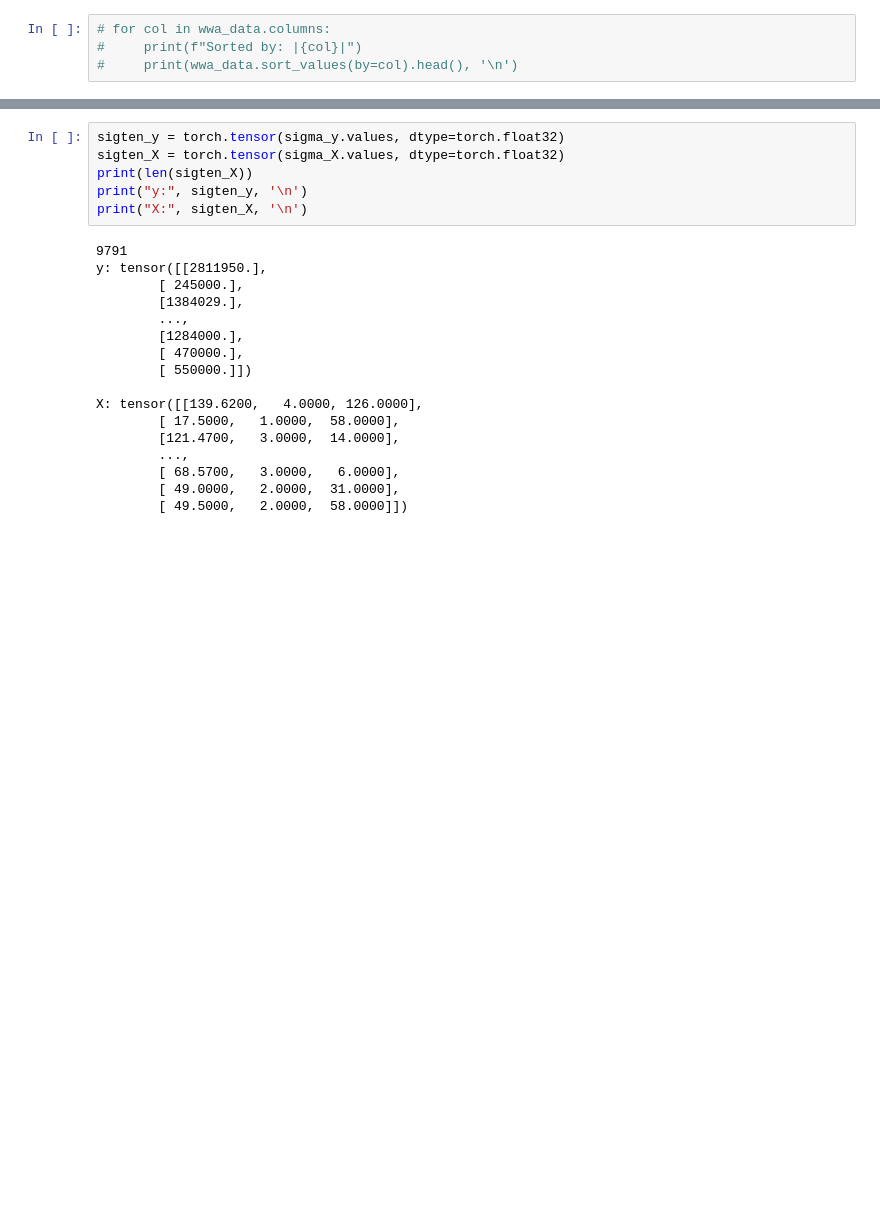
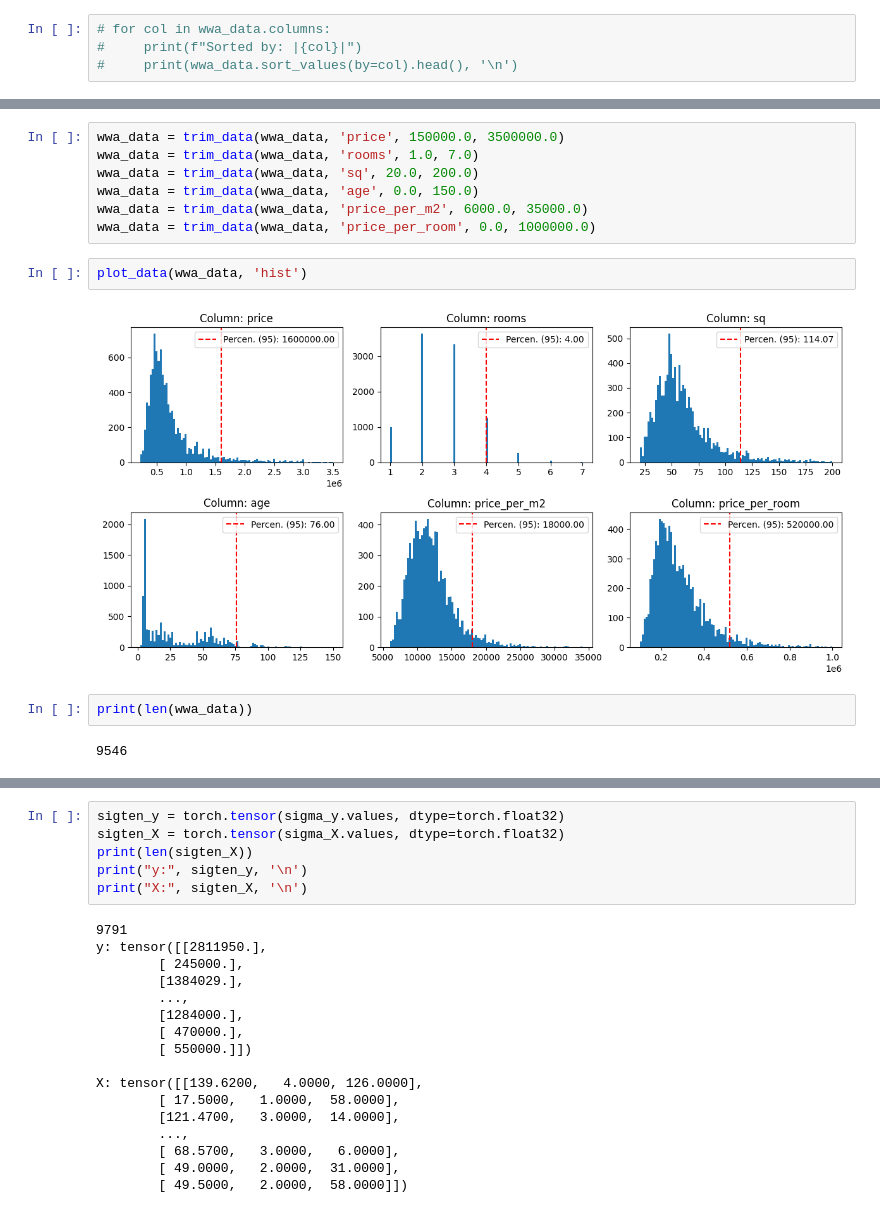
Before and after one commit to M4rselo/Warsaw-Housing-Model, a Jupyter notebook: pl_linear_regression.ipynb, the cells around one changed output, grey strips where cells are left out. Drawn from its saved outputs; the diff is of its cells as text; blank space fills up the shorter version.

```diff
--- a/pl_linear_regression.ipynb
+++ b/pl_linear_regression.ipynb
@@ -127,0 +122,15 @@ Shape: (9791, 5)
+# %%
+wwa_data = trim_data(wwa_data, 'price', 150000.0, 3500000.0)
+wwa_data = trim_data(wwa_data, 'rooms', 1.0, 7.0)
+wwa_data = trim_data(wwa_data, 'sq', 20.0, 200.0)
+wwa_data = trim_data(wwa_data, 'age', 0.0, 150.0)
+wwa_data = trim_data(wwa_data, 'price_per_m2', 6000.0, 35000.0)
+wwa_data = trim_data(wwa_data, 'price_per_room', 0.0, 1000000.0)
+# %%
+plot_data(wwa_data, 'hist')
+# %% [output]
+[figure, added]
+# %%
+print(len(wwa_data))
+# %% [output]
+9546
```
Also changed, not shown: parts of 23 cells of this notebook.
